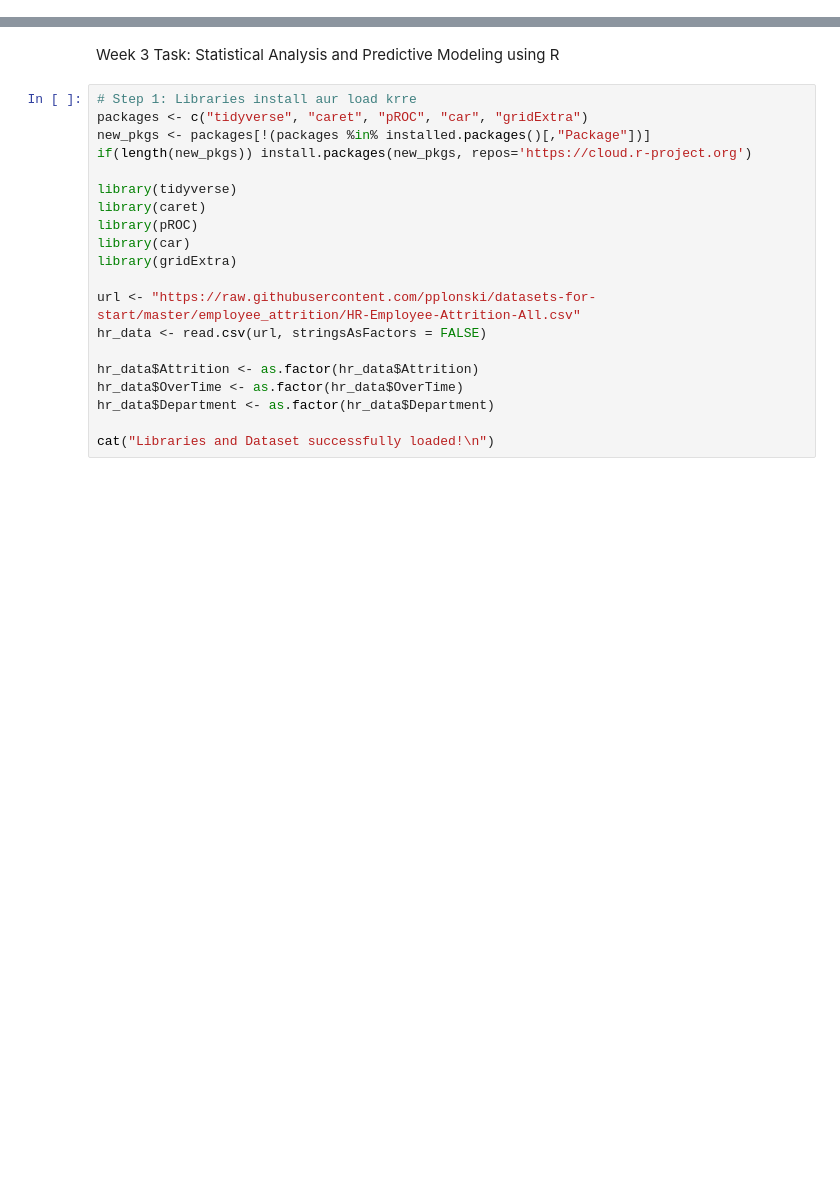
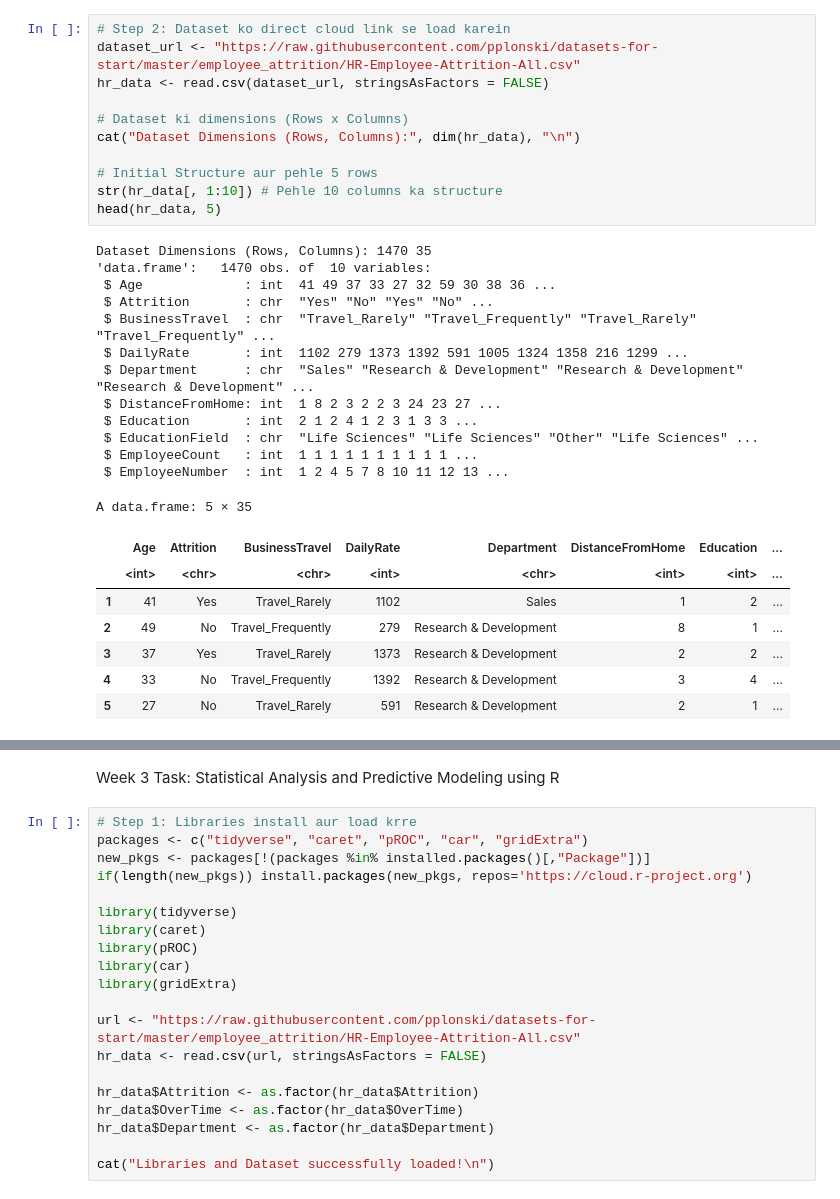
Before and after one commit to palak180706-source/yuva_interm_ibm_project, a Jupyter notebook: python-basics/google-colab-r.ipynb, the cells around one changed output, grey strips where cells are left out. Drawn from its saved outputs; the diff is of its cells as text; blank space fills up the shorter version.

```diff
--- a/python-basics/google-colab-r.ipynb
+++ b/python-basics/google-colab-r.ipynb
@@ -0,0 +19,32 @@
+# %%
+# Step 2: Dataset ko direct cloud link se load karein
+dataset_url <- "https://raw.githubusercontent.com/pplonski/datasets-for-start/master/employee_attrition/HR-Employee-Attrition-All.csv"
+hr_data <- read.csv(dataset_url, stringsAsFactors = FALSE)
+
+# Dataset ki dimensions (Rows x Columns)
+cat("Dataset Dimensions (Rows, Columns):", dim(hr_data), "\n")
+
+# Initial Structure aur pehle 5 rows
+str(hr_data[, 1:10]) # Pehle 10 columns ka structure
+head(hr_data, 5)
+# %% [output]
+Dataset Dimensions (Rows, Columns): 1470 35
+'data.frame':   1470 obs. of  10 variables:
+ $ Age             : int  41 49 37 33 27 32 59 30 38 36 ...
+ $ Attrition       : chr  "Yes" "No" "Yes" "No" ...
+ $ BusinessTravel  : chr  "Travel_Rarely" "Travel_Frequently" "Travel_Rarely" "Travel_Frequently" ...
+ $ DailyRate       : int  1102 279 1373 1392 591 1005 1324 1358 216 1299 ...
+ $ Department      : chr  "Sales" "Research & Development" "Research & Development" "Research & Development" ...
+ $ DistanceFromHome: int  1 8 2 3 2 2 3 24 23 27 ...
+ $ Education       : int  2 1 2 4 1 2 3 1 3 3 ...
+ $ EducationField  : chr  "Life Sciences" "Life Sciences" "Other" "Life Sciences" ...
+ $ EmployeeCount   : int  1 1 1 1 1 1 1 1 1 1 ...
+ $ EmployeeNumber  : int  1 2 4 5 7 8 10 11 12 13 ...
+A data.frame: 5 × 35
+|  | Age | Attrition | BusinessTravel | DailyRate | Department | DistanceFromHome | Education | ... |
+|  | <int> | <chr> | <chr> | <int> | <chr> | <int> | <int> | ... |
+| 1 | 41 | Yes | Travel_Rarely | 1102 | Sales | 1 | 2 | ... |
+| 2 | 49 | No | Travel_Frequently | 279 | Research & Development | 8 | 1 | ... |
+| 3 | 37 | Yes | Travel_Rarely | 1373 | Research & Development | 2 | 2 | ... |
+| 4 | 33 | No | Travel_Frequently | 1392 | Research & Development | 3 | 4 | ... |
+| 5 | 27 | No | Travel_Rarely | 591 | Research & Development | 2 | 1 | ... |
```
Also changed, not shown: parts of 18 cells of this notebook.
